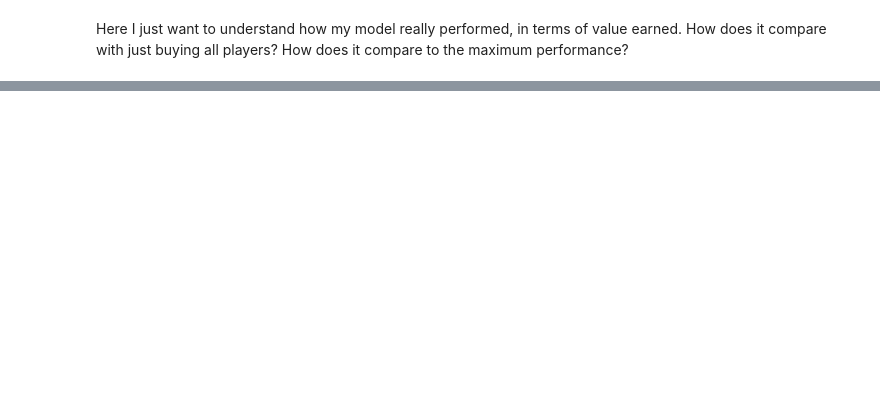
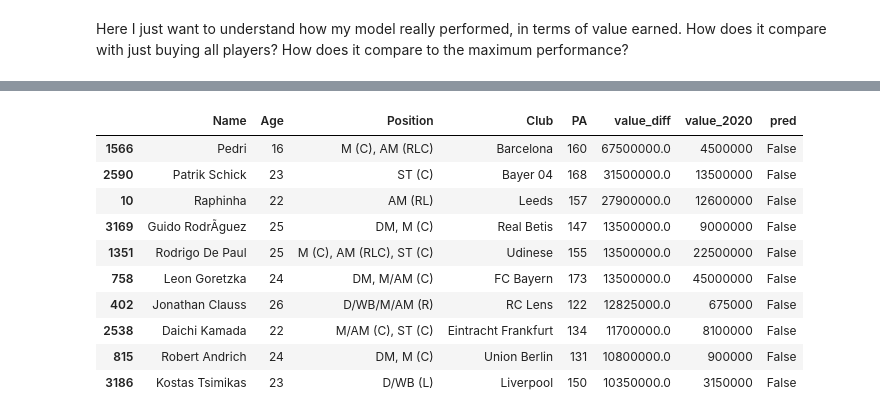
Before and after one commit to ricardogffcouto/fm-predictor, a Jupyter notebook: value_increase_predictor.ipynb, the cells around one changed output, grey strips where cells are left out. Cells and saved outputs as stored; diff of their text form; code cells hidden in the pictures; blank space fills up the shorter version.

```diff
--- a/value_increase_predictor.ipynb
+++ b/value_increase_predictor.ipynb
@@ -510,0 +576,14 @@ Report SWEETVIZ_REPORT.html was generated! NOTEBOOK/COLAB USERS: the web browser
+# %%
+test_players_v1.query('pred == 0').sort_values('value_diff', ascending=False).head(10)
+# %% [output]
+|  | Name | Age | Position | Club | PA | value_diff | value_2020 | pred |
+| 1566 | Pedri | 16 | M (C), AM (RLC) | Barcelona | 160 | 67500000.0 | 4500000 | False |
+| 2590 | Patrik Schick | 23 | ST (C) | Bayer 04 | 168 | 31500000.0 | 13500000 | False |
+| 10 | Raphinha | 22 | AM (RL) | Leeds | 157 | 27900000.0 | 12600000 | False |
+| 3169 | Guido RodrÃ­guez | 25 | DM, M (C) | Real Betis | 147 | 13500000.0 | 9000000 | False |
+| 1351 | Rodrigo De Paul | 25 | M (C), AM (RLC), ST (C) | Udinese | 155 | 13500000.0 | 22500000 | False |
+| 758 | Leon Goretzka | 24 | DM, M/AM (C) | FC Bayern | 173 | 13500000.0 | 45000000 | False |
+| 402 | Jonathan Clauss | 26 | D/WB/M/AM (R) | RC Lens | 122 | 12825000.0 | 675000 | False |
+| 2538 | Daichi Kamada | 22 | M/AM (C), ST (C) | Eintracht Frankfurt | 134 | 11700000.0 | 8100000 | False |
+| 815 | Robert Andrich | 24 | DM, M (C) | Union Berlin | 131 | 10800000.0 | 900000 | False |
+| 3186 | Kostas Tsimikas | 23 | D/WB (L) | Liverpool | 150 | 10350000.0 | 3150000 | False |
```
Also changed, not shown: parts of 23 cells of this notebook, 3 other files.
